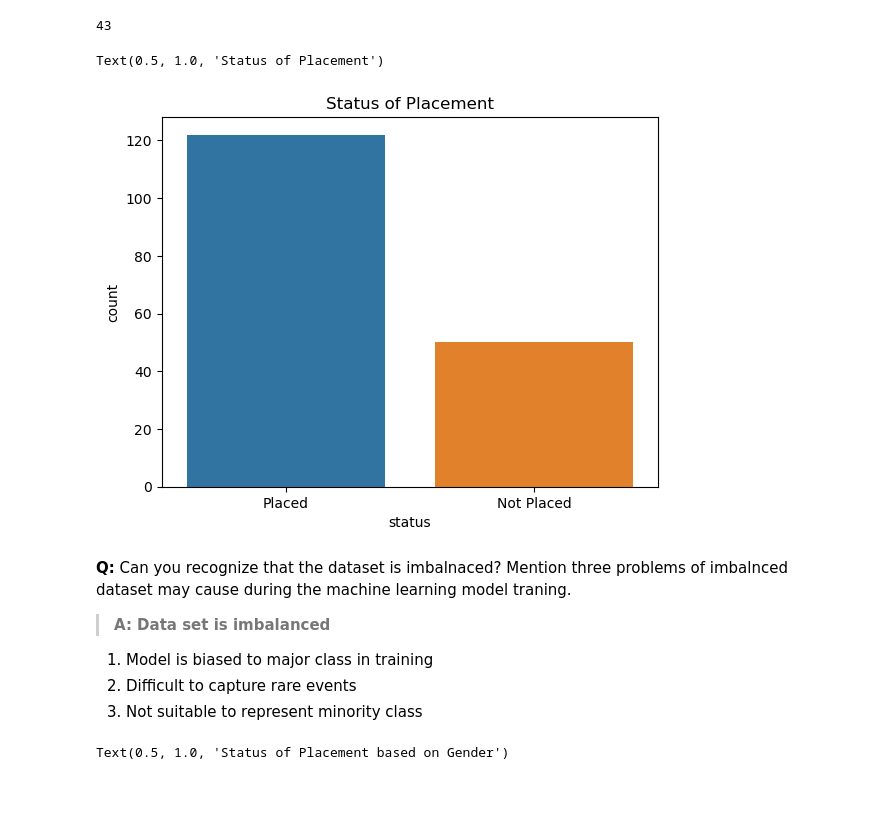
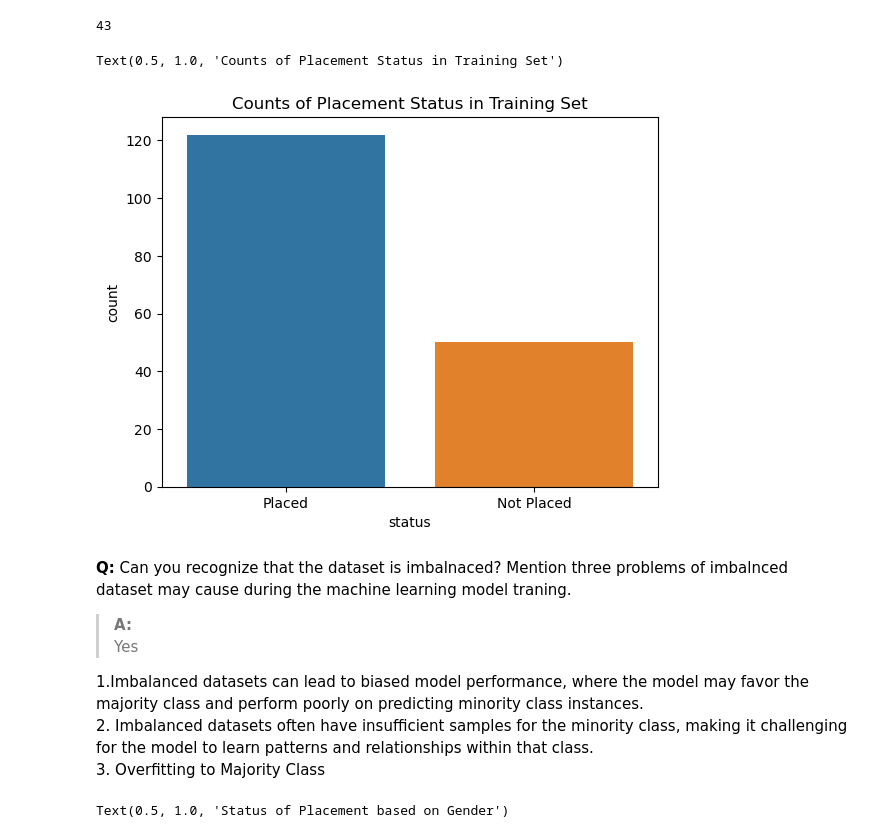
Before and after one commit to UmeshGayashan/ML_Assignment, a Jupyter notebook: 4112_EE5253_Machine_Learning_Assignment_1_Student_Version.ipynb, the cells around one changed output. Drawn from its saved outputs; the diff is of its cells as text; code cells hidden in the pictures; blank space fills up the shorter version.

```diff
--- a/4112_EE5253_Machine_Learning_Assignment_1_Student_Version.ipynb
+++ b/4112_EE5253_Machine_Learning_Assignment_1_Student_Version.ipynb
@@ -76,7 +76,7 @@ from sklearn.metrics import roc_auc_score, roc_curve
 # load the data.
 
 # Your code goes here
-df = pd.read_csv('Placement_Data_Full_Class.csv')
+df = pd.read_csv('data/Placement_Data_Full_Class.csv')
 # Print the first five rows of the loaded dataframe
 
 # Your code goes here
@@ -205,19 +210,21 @@ len(X_test)
 # %%
 # Print the counts of status (the target variable) using seaborn countplot
 # Hint: https://seaborn.pydata.org/generated/seaborn.countplot.html
 
 # Your code goes here
 sns.countplot(data=(X_train.join(y_train)), x='status')
-plt.title('Status of Placement')
+plt.title('Counts of Placement Status in Training Set')
 # %% [output]
-Text(0.5, 1.0, 'Status of Placement')
+Text(0.5, 1.0, 'Counts of Placement Status in Training Set')
-[figure, old version]
+[figure, new version]
 # %% [markdown]
 **Q:** Can you recognize that the dataset is imbalnaced? Mention three problems of imbalnced dataset may cause during the machine learning model traning. <br>
-> **A: Data set is imbalanced** <br>
-1. Model is biased to major class in training <br>
-2. Difficult to capture rare events<br>
-3. Not suitable to represent minority class<br>
+> **A:** <br>
+Yes<br>
+
+1.Imbalanced datasets can lead to biased model performance, where the model may favor the majority class and perform poorly on predicting minority class instances.<br>
+2. Imbalanced datasets often have insufficient samples for the minority class, making it challenging for the model to learn patterns and relationships within that class.<br>
+3. Overfitting to Majority Class<br>
 # %%
 # Plot the recruiment status of the population based on Gender
 # Hint: Set the hue parameter accordingly
```
Also changed, not shown: parts of 22 cells of this notebook.
